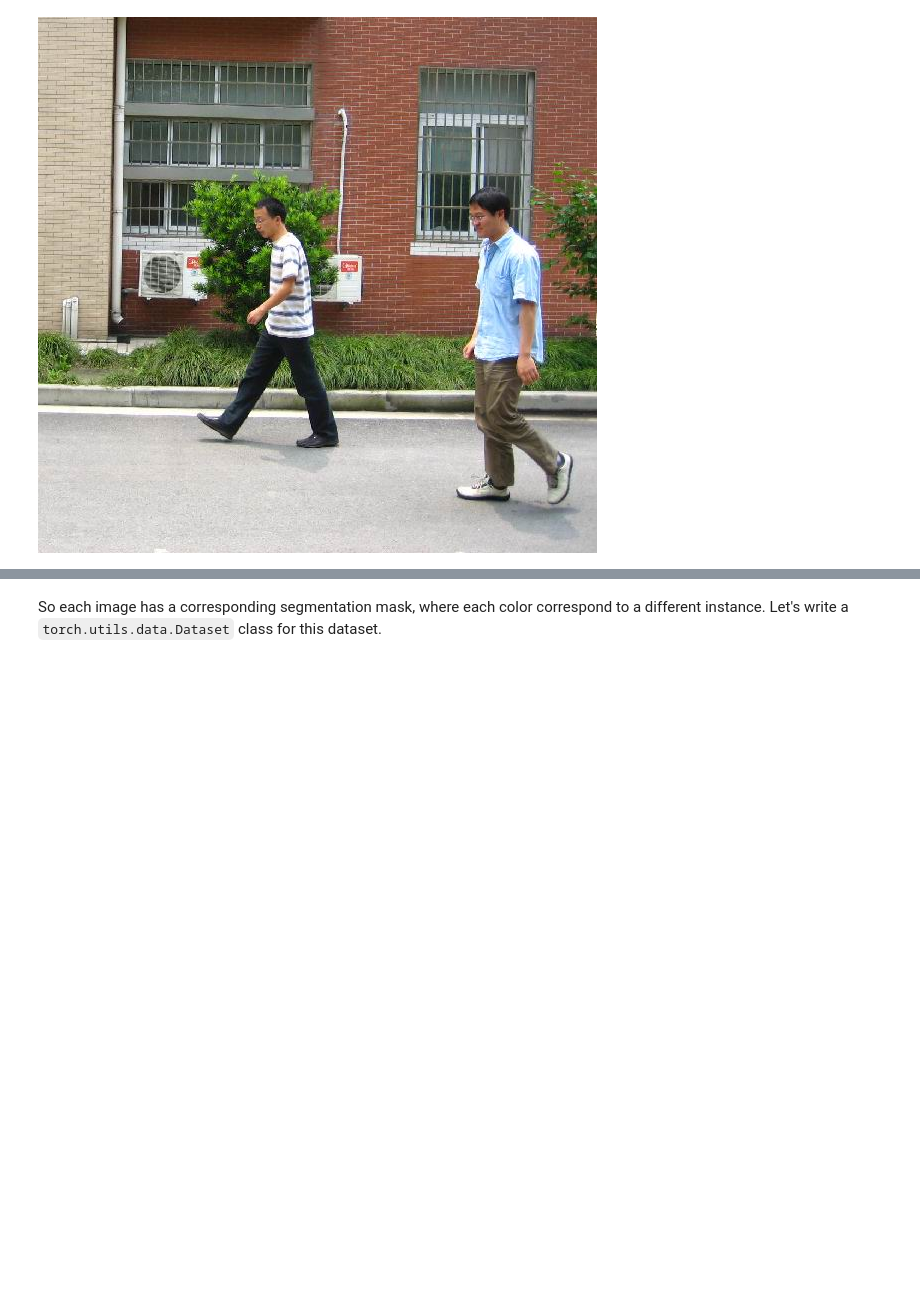
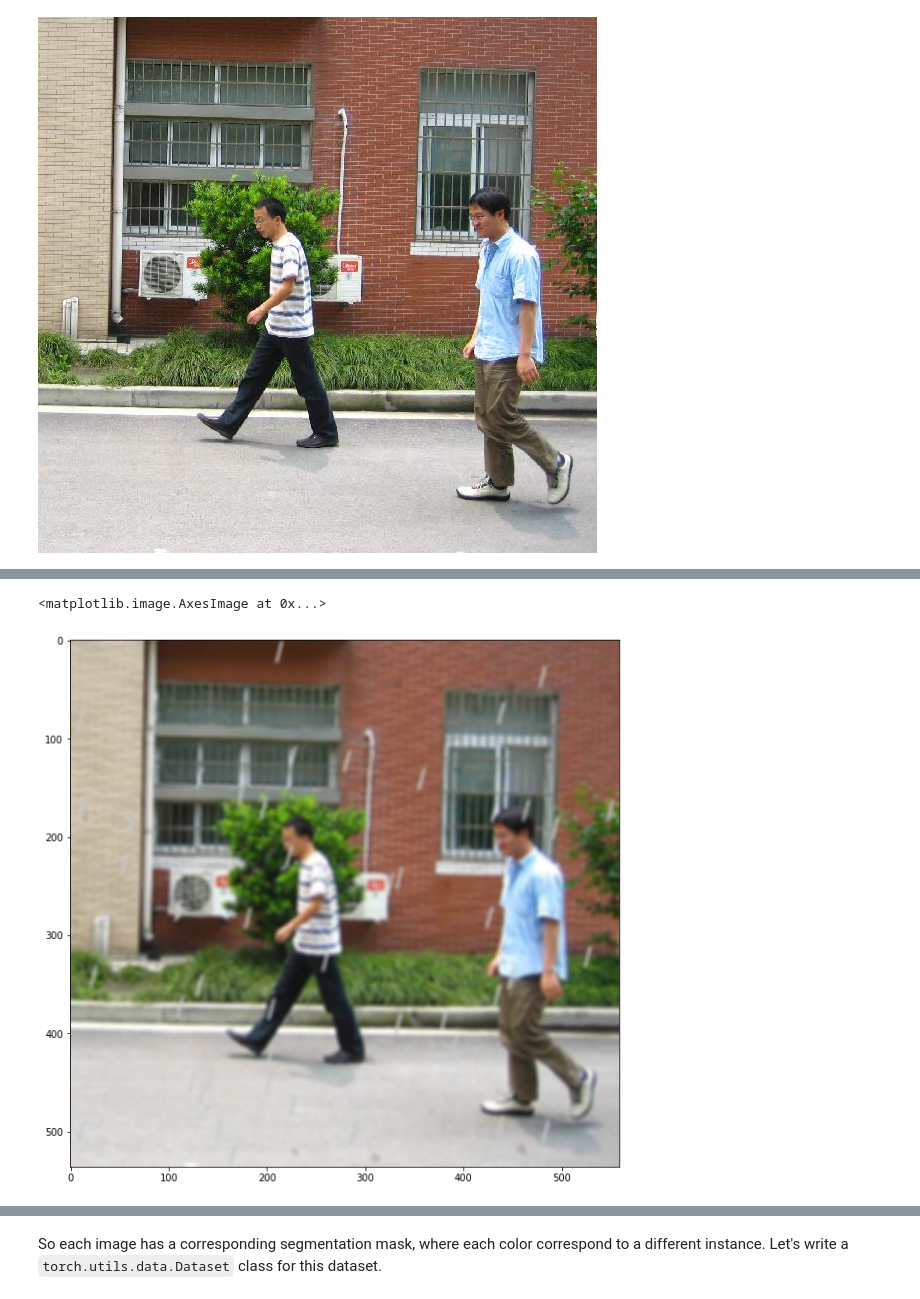
Before and after one commit to Sumered/DeepLearningProjects, a Jupyter notebook: DirtSpots.ipynb, the cells around one changed output, grey strips where cells are left out. Drawn from its saved outputs; the diff is of its cells as text; code cells hidden in the pictures; blank space fills up the shorter version.

```diff
--- a/DirtSpots.ipynb
+++ b/DirtSpots.ipynb
@@ -156,3 +105,27 @@ from PIL import Image
 Image.open('PennFudanPed/PNGImages/FudanPed00001.png')
 # %% [output]
 [figure]
+# %%
+def generate_random_lines(imshape,slant,drop_length):
+  drops=[]
+  for i in range(50): ## If You want heavy rain, try increasing this
+    if slant<0:
+      x= np.random.randint(slant,imshape[1])
+    else:
+      x= np.random.randint(0,imshape[1]-slant)
+    y= np.random.randint(0,imshape[0]-drop_length)
+    drops.append((x,y))
+  return drops
+
+def add_rain(image):
+  imshape = image.shape
+  slant_extreme=10
+  slant= np.random.randint(-slant_extreme,slant_extreme)
+  drop_length=20
+  drop_width=2
+  drop_color=(200,200,200) ## a shade of gray
+  rain_drops= generate_random_lines(imshape,slant,drop_length)
+  for rain_drop in rain_drops:
+    cv2.line(image,(rain_drop[0],rain_drop[1]),(rain_drop[0]+slant,rain_drop[1]+drop_length),drop_color,drop_width)
+  image= cv2.GaussianBlur(image,(7,7),2.0) ## rainy view are blurry
+  return image
@@ -162,0 +172,7 @@ img, mask = img_dirtier.apply(np.array(image))
+# %%
+img = add_rain(img)
+plt.figure(figsize = (20,10))
+plt.imshow(img)
+# %% [output]
+<matplotlib.image.AxesImage at 0x...>
+[figure, added]
```
Also changed, not shown: parts of 23 cells of this notebook, 4 other files.
